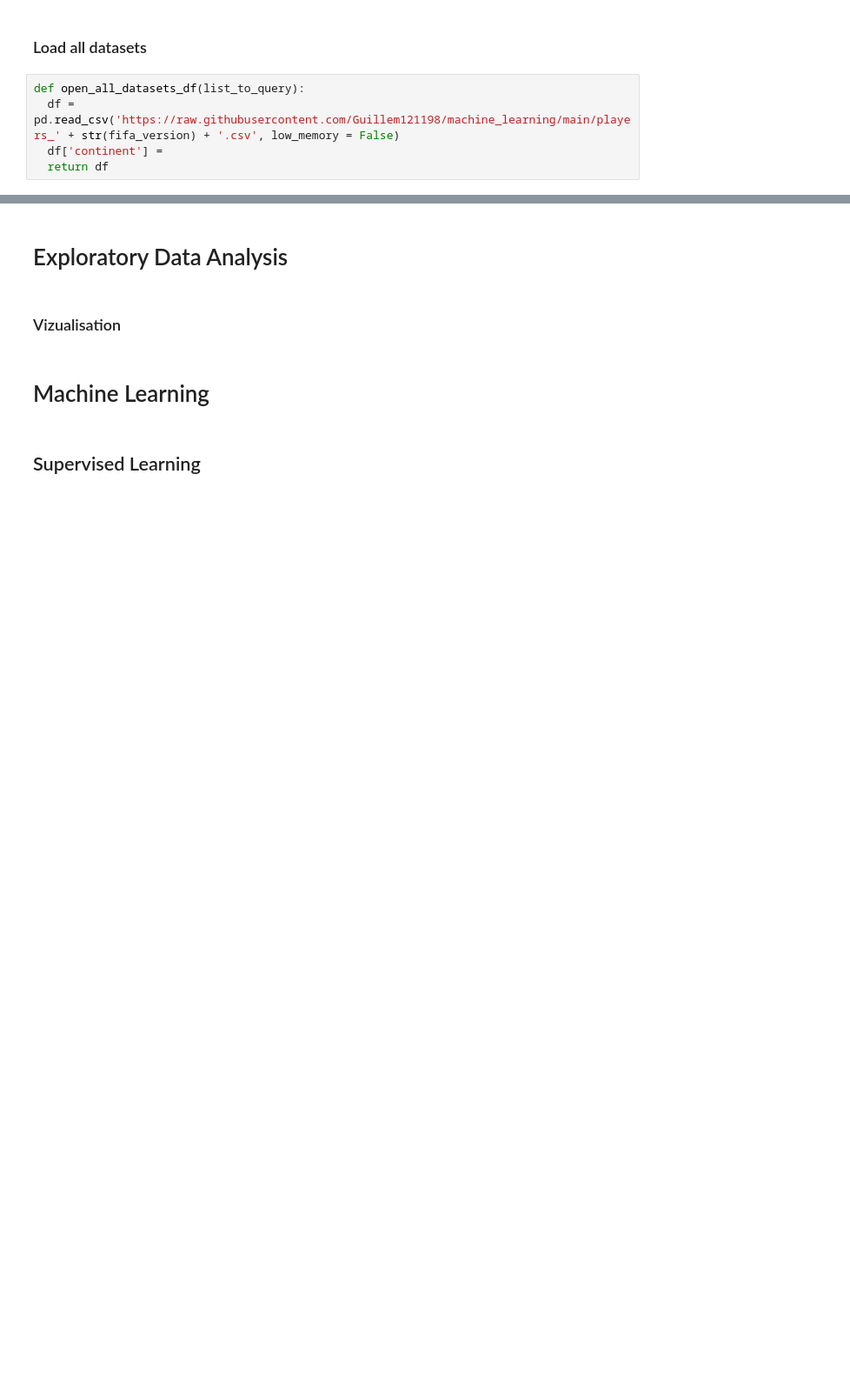
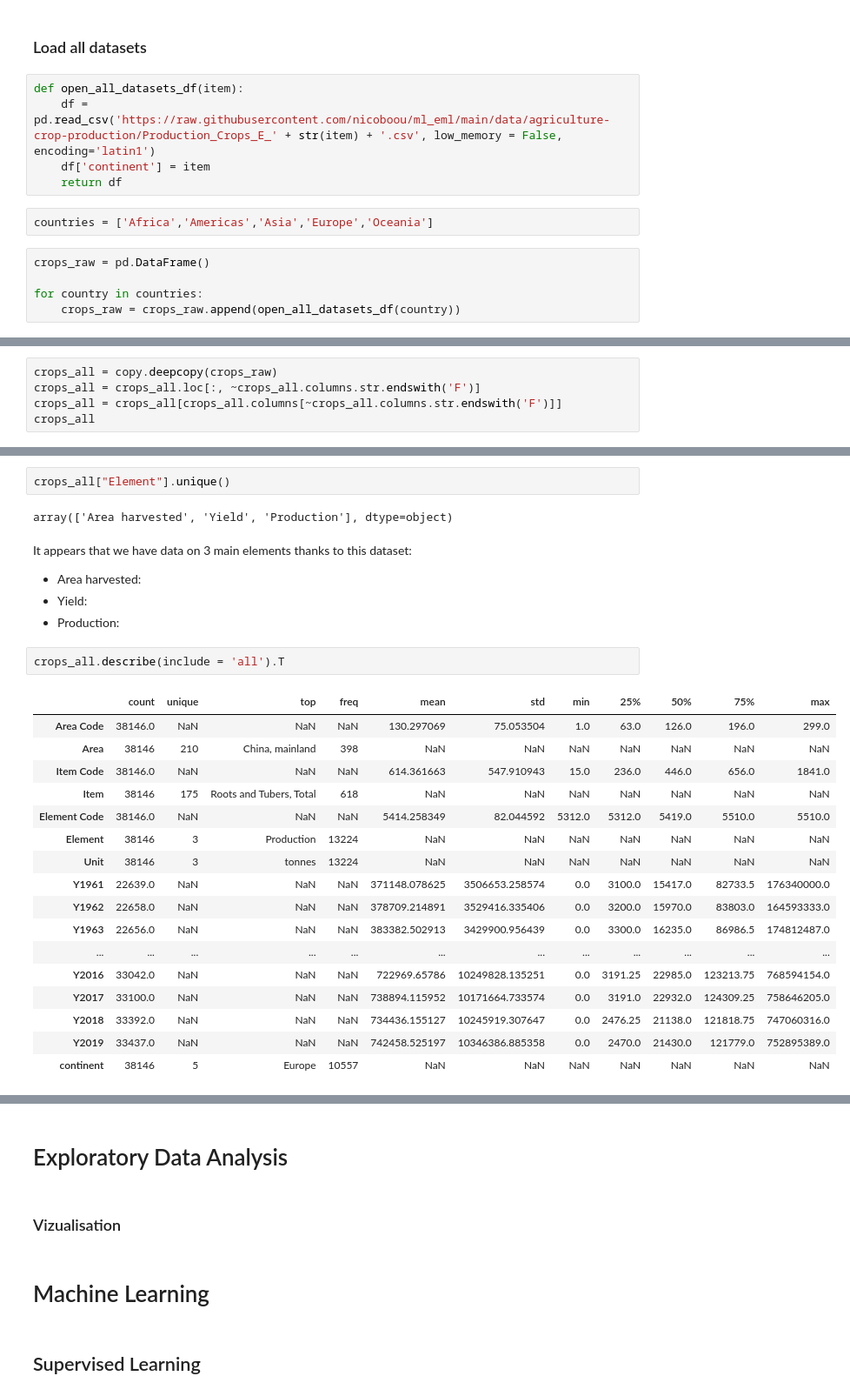
Before and after one commit to nicoboou/wheat-yield-forecasting, a Jupyter notebook: Crops Yield Notebook.ipynb, the cells around one changed output, grey strips where cells are left out. Shown: that part at 87% size. Saved outputs shown, nothing was run; the diff lists cells and outputs as text; blank space fills up the shorter version.

```diff
--- a/Crops Yield Notebook.ipynb
+++ b/Crops Yield Notebook.ipynb
@@ -142,7 +143,14 @@ array(['Area harvested', 'Yield', 'Production'], dtype=object)
 # %% [markdown]
 ### Load all datasets
 # %%
-def open_all_datasets_df(list_to_query):
-  df = pd.read_csv('https://raw.githubusercontent.com/Guillem121198/machine_learning/main/players_' + str(fifa_version) + '.csv', low_memory = False)
-  df['continent'] =
-  return df
+def open_all_datasets_df(item):
+    df = pd.read_csv('https://raw.githubusercontent.com/nicoboou/ml_eml/main/data/agriculture-crop-production/Production_Crops_E_' + str(item) + '.csv', low_memory = False, encoding='latin1')
+    df['continent'] = item
+    return df
+# %%
+countries = ['Africa','Americas','Asia','Europe','Oceania']
+# %%
+crops_raw = pd.DataFrame()
+
+for country in countries:
+    crops_raw = crops_raw.append(open_all_datasets_df(country))
@@ -148,0 +199,5 @@ def open_all_datasets_df(list_to_query):
+# %%
+crops_all = copy.deepcopy(crops_raw)
+crops_all = crops_all.loc[:, ~crops_all.columns.str.endswith('F')]
+crops_all = crops_all[crops_all.columns[~crops_all.columns.str.endswith('F')]]
+crops_all
@@ -148,0 +218,29 @@ def open_all_datasets_df(list_to_query):
+# %%
+crops_all["Element"].unique()
+# %% [output]
+array(['Area harvested', 'Yield', 'Production'], dtype=object)
+# %% [markdown]
+It appears that we have data on 3 main elements thanks to this dataset:
+- Area harvested:
+- Yield:
+- Production:
+# %%
+crops_all.describe(include = 'all').T
+# %% [output]
+|  | count | unique | top | freq | mean | std | min | 25% | 50% | 75% | max |
+| Area Code | 38146.0 | NaN | NaN | NaN | 130.297069 | 75.053504 | 1.0 | 63.0 | 126.0 | 196.0 | 299.0 |
+| Area | 38146 | 210 | China, mainland | 398 | NaN | NaN | NaN | NaN | NaN | NaN | NaN |
+| Item Code | 38146.0 | NaN | NaN | NaN | 614.361663 | 547.910943 | 15.0 | 236.0 | 446.0 | 656.0 | 1841.0 |
+| Item | 38146 | 175 | Roots and Tubers, Total | 618 | NaN | NaN | NaN | NaN | NaN | NaN | NaN |
+| Element Code | 38146.0 | NaN | NaN | NaN | 5414.258349 | 82.044592 | 5312.0 | 5312.0 | 5419.0 | 5510.0 | 5510.0 |
+| Element | 38146 | 3 | Production | 13224 | NaN | NaN | NaN | NaN | NaN | NaN | NaN |
+| Unit | 38146 | 3 | tonnes | 13224 | NaN | NaN | NaN | NaN | NaN | NaN | NaN |
+| Y1961 | 22639.0 | NaN | NaN | NaN | 371148.078625 | 3506653.258574 | 0.0 | 3100.0 | 15417.0 | 82733.5 | 176340000.0 |
+| Y1962 | 22658.0 | NaN | NaN | NaN | 378709.214891 | 3529416.335406 | 0.0 | 3200.0 | 15970.0 | 83803.0 | 164593333.0 |
+| Y1963 | 22656.0 | NaN | NaN | NaN | 383382.502913 | 3429900.956439 | 0.0 | 3300.0 | 16235.0 | 86986.5 | 174812487.0 |
+| ... | ... | ... | ... | ... | ... | ... | ... | ... | ... | ... | ... |
+| Y2016 | 33042.0 | NaN | NaN | NaN | 722969.65786 | 10249828.135251 | 0.0 | 3191.25 | 22985.0 | 123213.75 | 768594154.0 |
+| Y2017 | 33100.0 | NaN | NaN | NaN | 738894.115952 | 10171664.733574 | 0.0 | 3191.0 | 22932.0 | 124309.25 | 758646205.0 |
+| Y2018 | 33392.0 | NaN | NaN | NaN | 734436.155127 | 10245919.307647 | 0.0 | 2476.25 | 21138.0 | 121818.75 | 747060316.0 |
+| Y2019 | 33437.0 | NaN | NaN | NaN | 742458.525197 | 10346386.885358 | 0.0 | 2470.0 | 21430.0 | 121779.0 | 752895389.0 |
+| continent | 38146 | 5 | Europe | 10557 | NaN | NaN | NaN | NaN | NaN | NaN | NaN |
```
Also changed, not shown: parts of 19 cells of this notebook, 1 other file.
